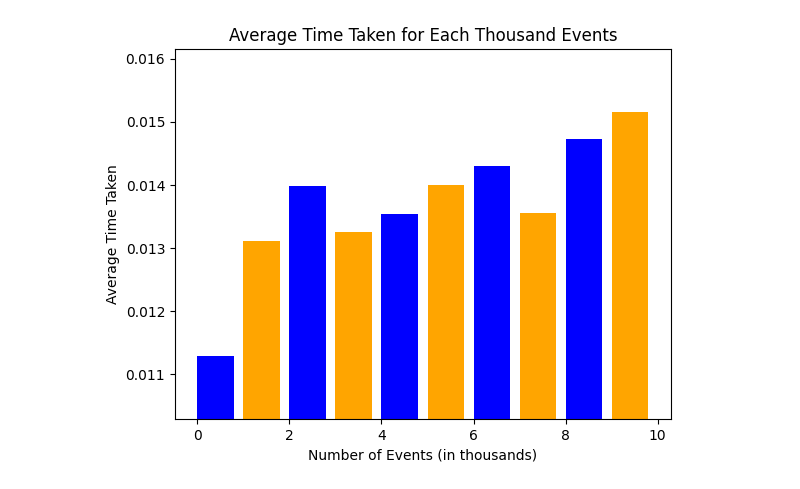
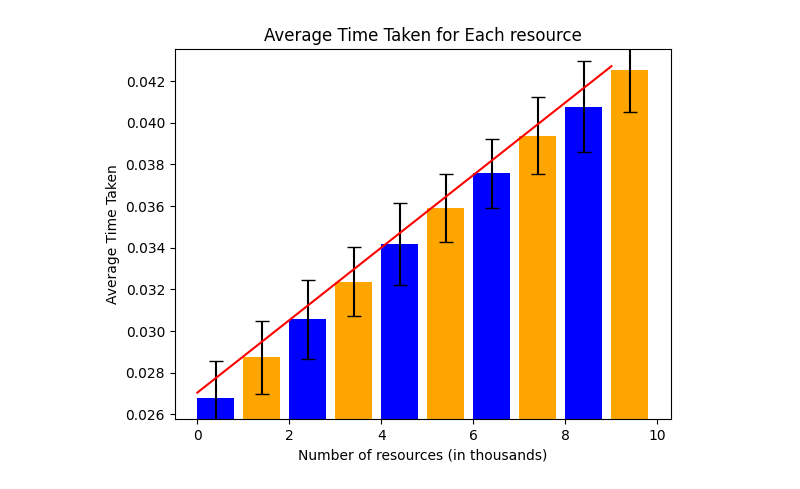
Before and after one commit to oakestra/oakestra, a Jupyter notebook: evaluation/visualization.ipynb, the cells around one changed output. Saved outputs shown, nothing was run; the diff lists cells and outputs as text; code cells hidden in the pictures.

Commit message:
adding time

```diff
--- a/evaluation/visualization.ipynb
+++ b/evaluation/visualization.ipynb
@@ -7,23 +11,29 @@ from pandas.tseries.offsets import Nano
 # %%
-# Load the data from the CSV file
-df = pd.read_csv('results/creation_time_0.csv')
+df = pd.read_csv(f"results/{filename}")
 
 bin_size = 1000
 bin_edges = np.arange(0, df['i'].max() + bin_size, bin_size)
 
 df['bin'] = pd.cut(df['i'], bins=bin_edges)
 df_grouped = df.groupby('bin')['time_taken'].mean()
 
+df_std = df.groupby('bin')['time_taken'].std()
+
 colors = ['blue' if i%2 == 0 else 'orange' for i in range(len(df_grouped))]
 
-plt.bar(range(len(df_grouped)), df_grouped, align='edge', width=0.8, color=colors)
+# Add error bars to the plot
+plt.bar(range(len(df_grouped)), df_grouped, yerr=df_std, align='edge', width=0.8, color=colors, capsize=5)
 
-plt.xlabel('Number of Events (in thousands)')
+plt.xlabel('Number of resources (in thousands)')
 plt.ylabel('Average Time Taken')
-plt.title('Average Time Taken for Each Thousand Events')
+plt.title('Average Time Taken for Each resource')
 
 plt.ylim(df_grouped.min() - 0.001, df_grouped.max() + 0.001)
 
+# Fit a regression line to the data
+slope, intercept, r_value, p_value, std_err = stats.linregress(range(len(df_grouped)), df_grouped)
+plt.plot(range(len(df_grouped)), intercept + slope * np.array(range(len(df_grouped))), 'r', label='fitted line')
+
 plt.show()
 # %% [output]
-[figure, old version]
+[figure, new version]
```
Also changed, not shown: parts of 2 cells of this notebook, 3 other files.
